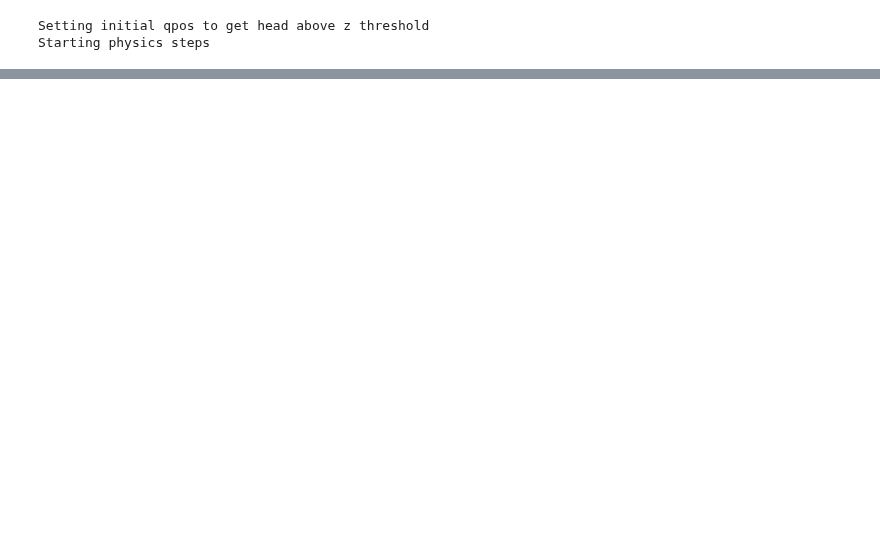
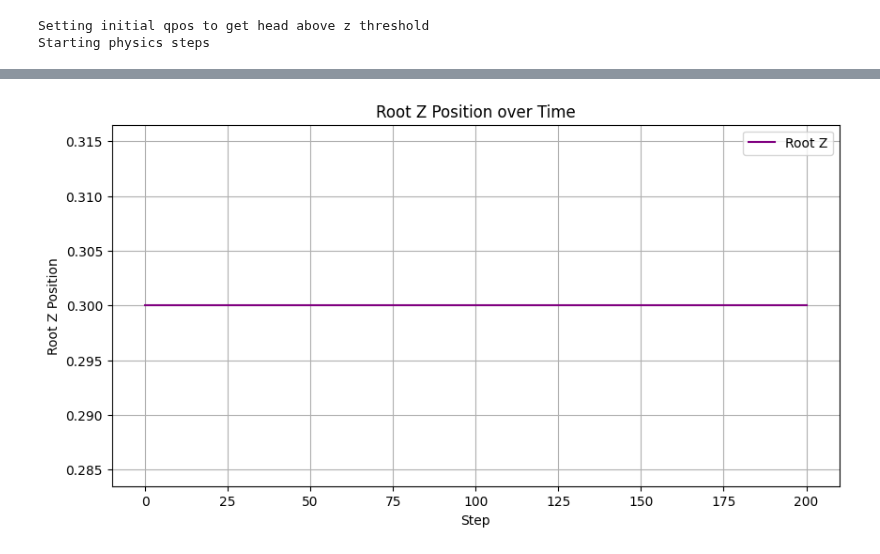
Before and after one commit to talmolab/vnl-playground, a Jupyter notebook: vnl_mjx/test_env.ipynb, the cells around one changed output, grey strips where cells are left out. Drawn from its saved outputs; the diff is of its cells as text; code cells hidden in the pictures; blank space fills up the shorter version.

```diff
--- a/vnl_mjx/test_env.ipynb
+++ b/vnl_mjx/test_env.ipynb
@@ -223,0 +190,12 @@ plt.show()
+# %%
+root_z = [state.data.qpos[2] for state in states]
+plt.figure(figsize=(10, 5))
+plt.plot(root_z, 'purple', label='Root Z')
+plt.xlabel('Step')
+plt.ylabel('Root Z Position')
+plt.title('Root Z Position over Time')
+plt.grid(True)
+plt.legend()
+plt.show()
+# %% [output]
+[figure, added]
```
Also changed, not shown: parts of 11 cells of this notebook, 7 other files.
